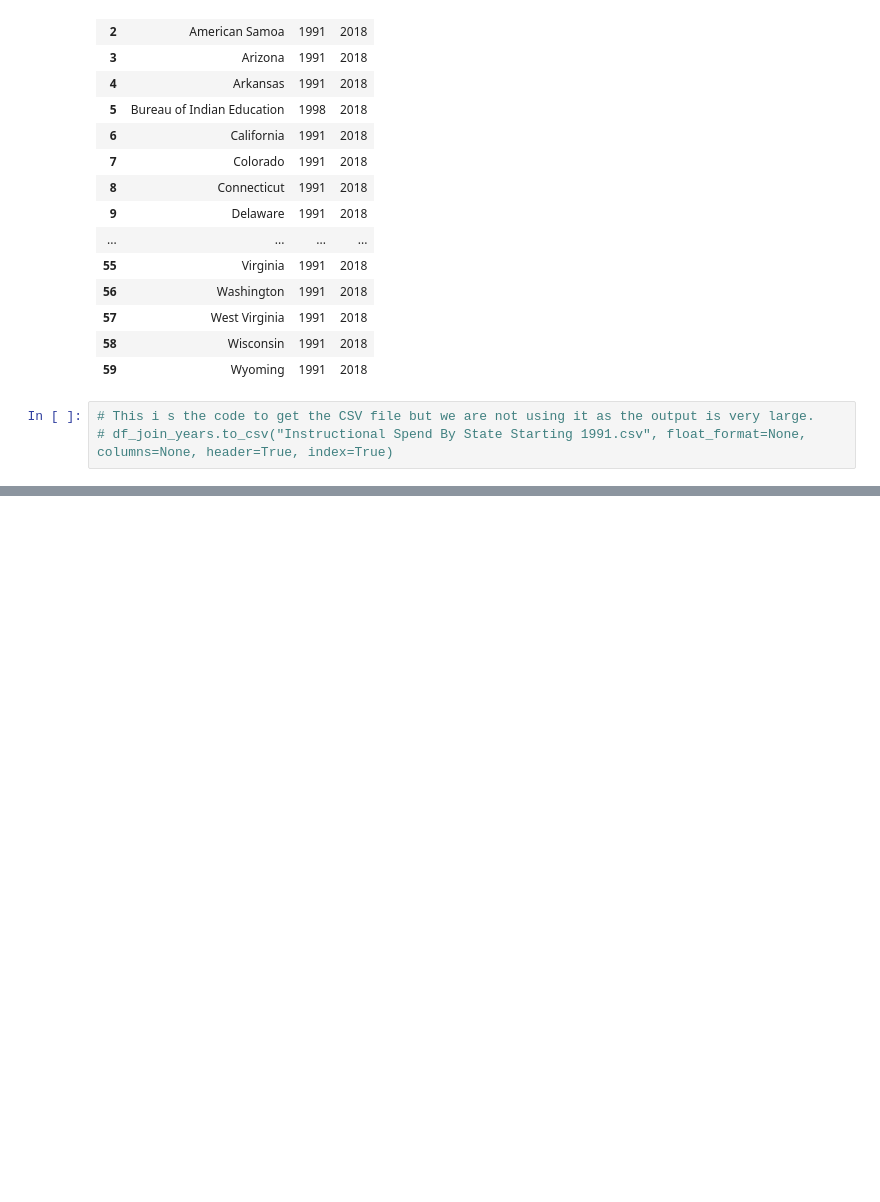
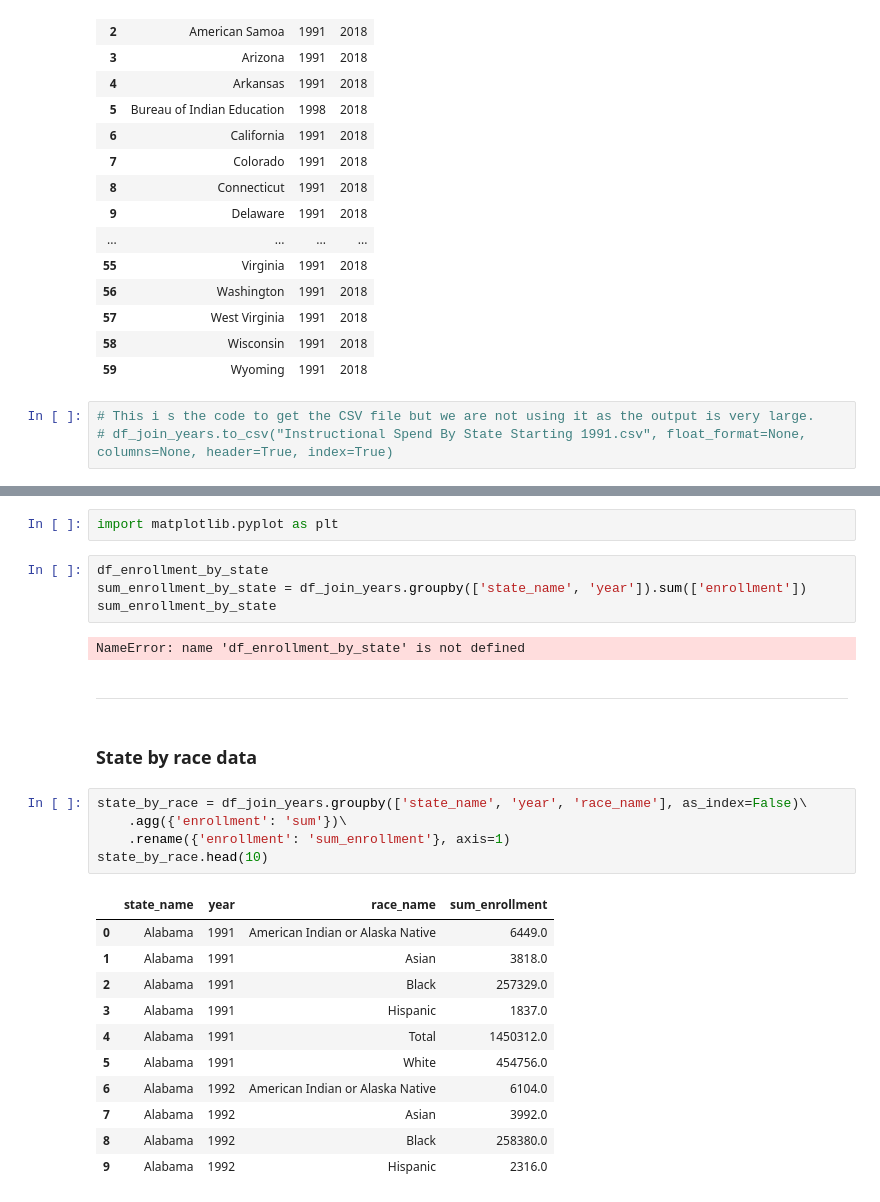
Before and after one commit to apaniagua6/Covid-impact-graduation, a Jupyter notebook: 03-educationdata-dashboards/transformation_instructional_spend.ipynb, the cells around one changed output, grey strips where cells are left out. Drawn from its saved outputs; the diff is of its cells as text; blank space fills up the shorter version.

```diff
--- a/03-educationdata-dashboards/transformation_instructional_spend.ipynb
+++ b/03-educationdata-dashboards/transformation_instructional_spend.ipynb
@@ -210,0 +178,29 @@ df_join_years.to_parquet('instructional_spend_state_starting_1991.parquet.gzip',
+# %%
+import matplotlib.pyplot as plt
+# %%
+df_enrollment_by_state
+sum_enrollment_by_state = df_join_years.groupby(['state_name', 'year']).sum(['enrollment'])
+sum_enrollment_by_state
+# %% [output]
+NameError: name 'df_enrollment_by_state' is not defined
+# %% [markdown]
+***
+# %% [markdown]
+### State by race data
+# %%
+state_by_race = df_join_years.groupby(['state_name', 'year', 'race_name'], as_index=False)\
+    .agg({'enrollment': 'sum'})\
+    .rename({'enrollment': 'sum_enrollment'}, axis=1)
+state_by_race.head(10)
+# %% [output]
+|  | state_name | year | race_name | sum_enrollment |
+| 0 | Alabama | 1991 | American Indian or Alaska Native | 6449.0 |
+| 1 | Alabama | 1991 | Asian | 3818.0 |
+| 2 | Alabama | 1991 | Black | 257329.0 |
+| 3 | Alabama | 1991 | Hispanic | 1837.0 |
+| 4 | Alabama | 1991 | Total | 1450312.0 |
+| 5 | Alabama | 1991 | White | 454756.0 |
+| 6 | Alabama | 1992 | American Indian or Alaska Native | 6104.0 |
+| 7 | Alabama | 1992 | Asian | 3992.0 |
+| 8 | Alabama | 1992 | Black | 258380.0 |
+| 9 | Alabama | 1992 | Hispanic | 2316.0 |
```
Also changed, not shown: parts of 18 cells of this notebook, 1 other file.
